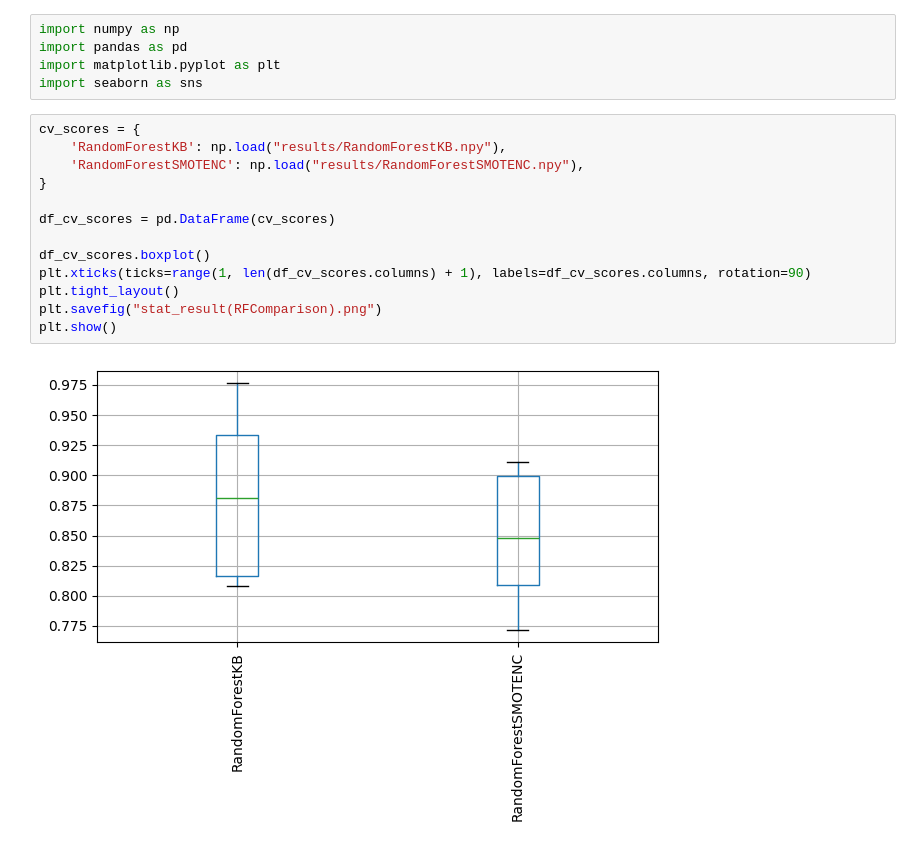
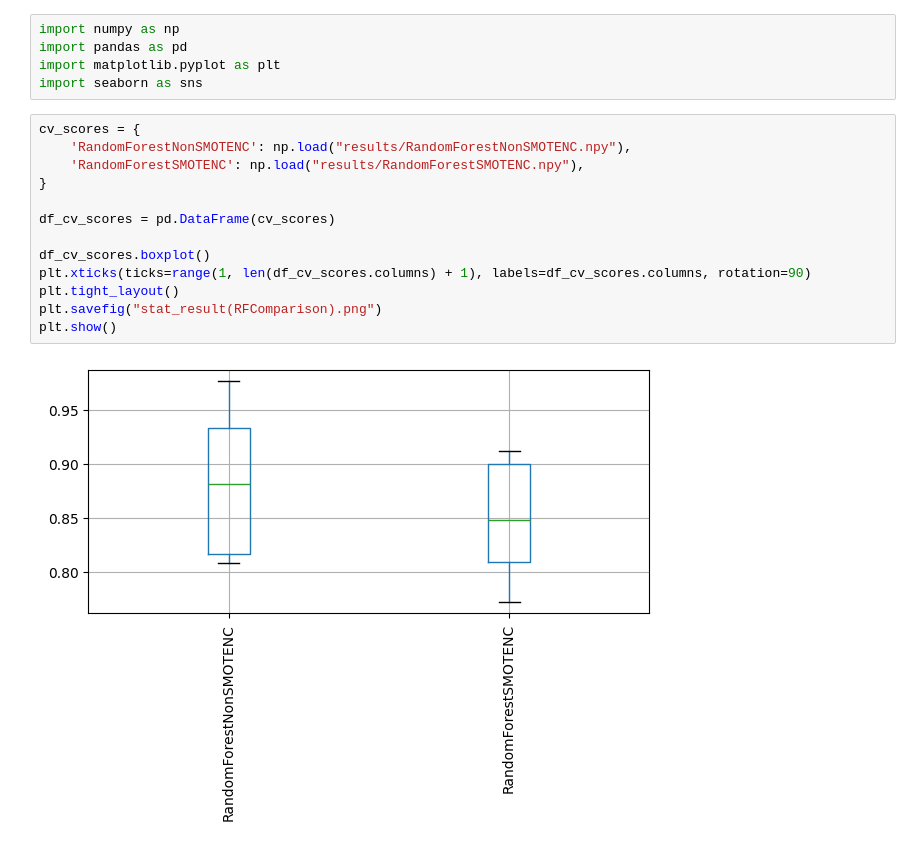
Before and after one commit to cletopellegrino/Cirrhosis-Survival-Prediction, a Jupyter notebook: code/RFComparison.ipynb, the cells around one changed output. Drawn from its saved outputs; the diff is of its cells as text.

```diff
--- a/code/RFComparison.ipynb
+++ b/code/RFComparison.ipynb
@@ -5,19 +5,19 @@ import matplotlib.pyplot as plt
 import seaborn as sns
 # %%
 cv_scores = {
-    'RandomForestKB': np.load("results/RandomForestKB.npy"),
+    'RandomForestNonSMOTENC': np.load("results/RandomForestNonSMOTENC.npy"),
     'RandomForestSMOTENC': np.load("results/RandomForestSMOTENC.npy"),
 }
 
 df_cv_scores = pd.DataFrame(cv_scores)
 
 df_cv_scores.boxplot()
 plt.xticks(ticks=range(1, len(df_cv_scores.columns) + 1), labels=df_cv_scores.columns, rotation=90)
 plt.tight_layout()
 plt.savefig("stat_result(RFComparison).png")
 plt.show()
 # %% [output]
-[figure, old version]
+[figure, new version]
 # %%
 import scipy.stats as stats
 
```
Also changed, not shown: parts of 5 cells of this notebook, 14 other files.
